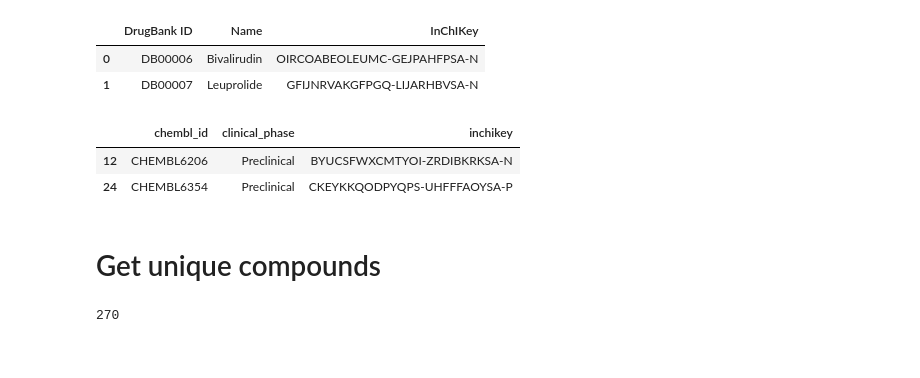
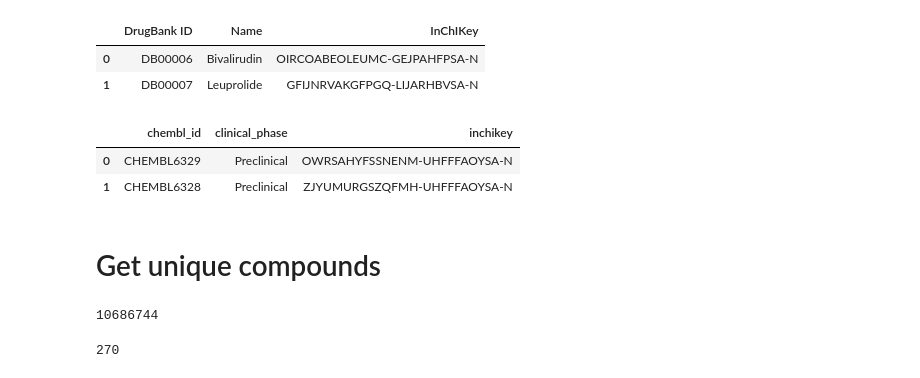
Before and after one commit to Fraunhofer-ITMP/patent-clinical-candidate-characteristics, a Jupyter notebook: notebooks/3_4_clinical_stage.ipynb, the cells around one changed output. Cells and saved outputs as stored; diff of their text form; code cells hidden in the pictures.

```diff
--- a/notebooks/3_4_clinical_stage.ipynb
+++ b/notebooks/3_4_clinical_stage.ipynb
@@ -59,26 +65,30 @@ drugbank_investigational_df.head(2)
 | 0 | DB00006 | Bivalirudin | OIRCOABEOLEUMC-GEJPAHFPSA-N |
 | 1 | DB00007 | Leuprolide | GFIJNRVAKGFPGQ-LIJARHBVSA-N |
 # %%
-chembl_phase_df = pd.read_parquet(f'{PROCESSED_DIR}/chembl.pq.gzip')
+chembl_phase_df = pd.read_parquet(f"{PROCESSED_DIR}/chembl.pq.gzip")
 
-chembl_phase_df['clinical_phase'] = chembl_phase_df['clinical_phase'].map({
-    np.nan: 'Preclinical',
-    0.5: 'Phase 1',
-    1: 'Phase 1',
-    2: 'Phase 2',
-    3: 'Phase 3',
-    4: 'Approved',
-    -1: 'Unknown'
-})
-
-mask = chembl_phase_df['inchikey'].isin(patent_cmps)
-chembl_phase_df = chembl_phase_df[mask]
+chembl_phase_df["clinical_phase"] = chembl_phase_df["clinical_phase"].map(
+    {
+        np.nan: "Preclinical",
+        0.5: "Phase 1",
+        1: "Phase 1",
+        2: "Phase 2",
+        3: "Phase 3",
+        4: "Approved",
+        -1: "Unknown",
+    }
+)
 
 chembl_phase_df.head(2)
 # %% [output]
 |  | chembl_id | clinical_phase | inchikey |
-| 12 | CHEMBL6206 | Preclinical | BYUCSFWXCMTYOI-ZRDIBKRKSA-N |
-| 24 | CHEMBL6354 | Preclinical | CKEYKKQODPYQPS-UHFFFAOYSA-P |
+| 0 | CHEMBL6329 | Preclinical | OWRSAHYFSSNENM-UHFFFAOYSA-N |
+| 1 | CHEMBL6328 | Preclinical | ZJYUMURGSZQFMH-UHFFFAOYSA-N |
 # %% [markdown]
 # Get unique compounds
+# %%
+patent_cmps = set(surechembl_df["InChIKey"].unique())
+len(patent_cmps)
+# %% [output]
+10686744
 # %%
```
Also changed, not shown: parts of 14 cells of this notebook, 1 other file.
